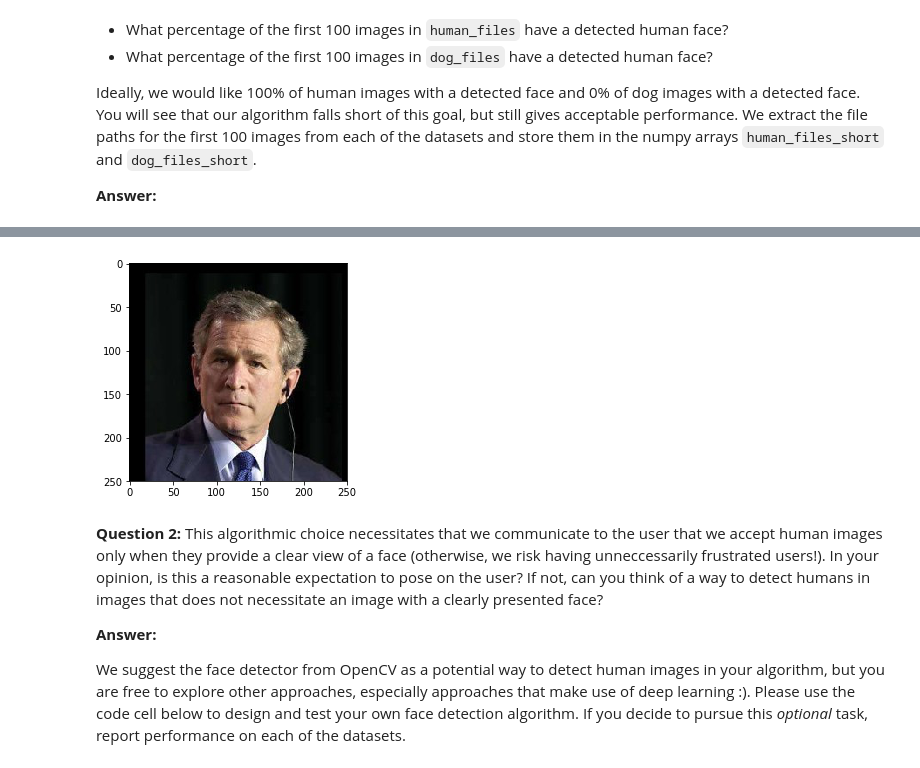
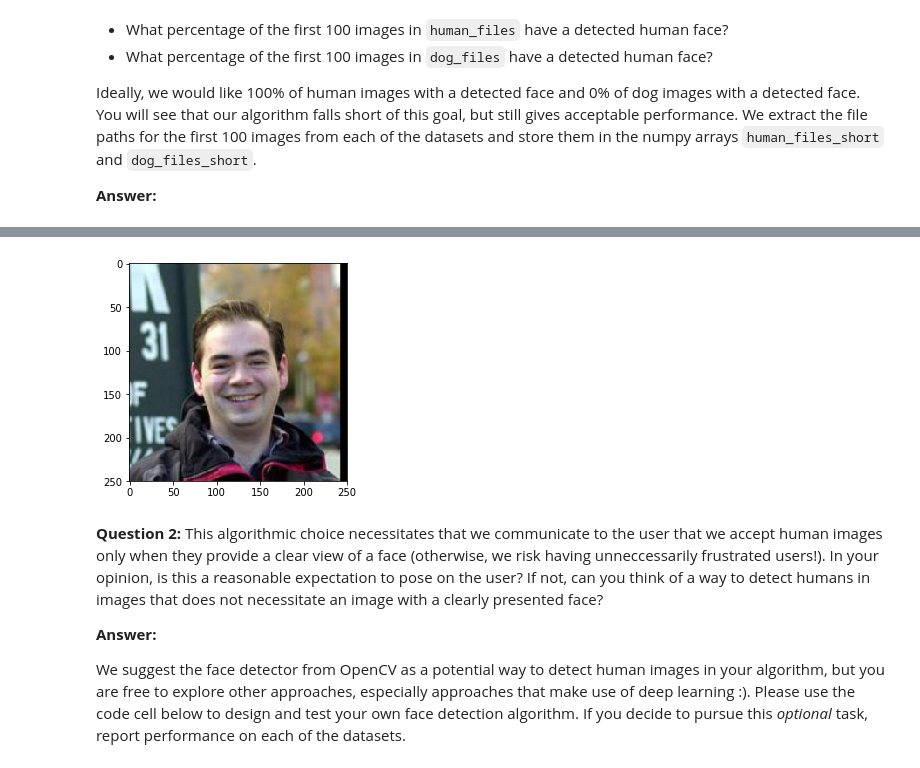
Before and after one commit to m00nd00r/Dog-Breed-App, a Jupyter notebook: dog_app.ipynb, the cells around one changed output, grey strips where cells are left out. Drawn from its saved outputs; the diff is of its cells as text; code cells hidden in the pictures.

```diff
--- a/dog_app.ipynb
+++ b/dog_app.ipynb
@@ -216,12 +205,12 @@ print("{:.0%} human faces in dog files.".format(hf_dogfiles))
 
 11% human faces in dog files.
 # %%
-img = cv2.imread(human_files_short[5])
+img = cv2.imread(human_files_short[0])
 cv_rgb = cv2.cvtColor(img, cv2.COLOR_BGR2RGB)
 plt.imshow(cv_rgb)
 plt.show()
 # %% [output]
-[figure, old version]
+[figure, new version]
 # %% [markdown]
 __Question 2:__ This algorithmic choice necessitates that we communicate to the user that we accept human images only when they provide a clear view of a face (otherwise, we risk having unneccessarily frustrated users!). In your opinion, is this a reasonable expectation to pose on the user? If not, can you think of a way to detect humans in images that does not necessitate an image with a clearly presented face?
 
```
Also changed, not shown: parts of 49 cells of this notebook.
